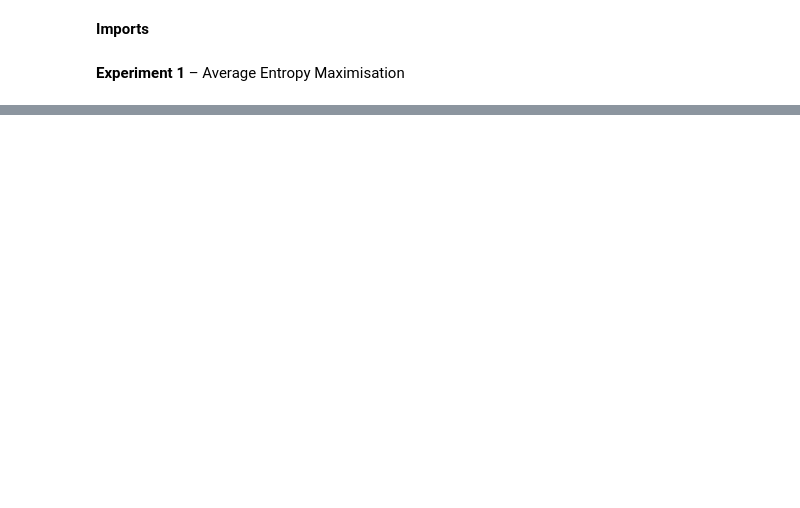
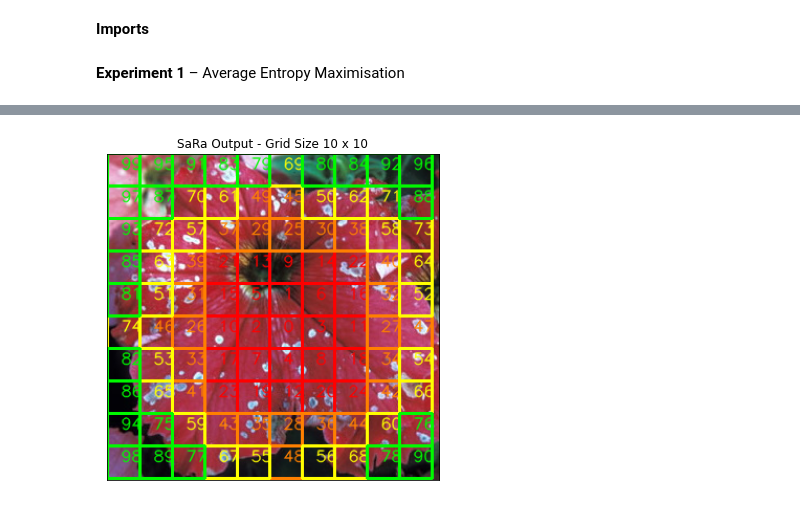
Before and after one commit to matthewkenely/ICT3909, a Jupyter notebook: SaliencyRanking/App.ipynb, the cells around one changed output, grey strips where cells are left out. Saved outputs shown, nothing was run; the diff lists cells and outputs as text; code cells hidden in the pictures; blank space fills up the shorter version.

```diff
--- a/SaliencyRanking/App.ipynb
+++ b/SaliencyRanking/App.ipynb
@@ -184,0 +150,5 @@ cv2.waitKey()
+# %%
+sara.reset()
+plot_heatmap(im, 10, name)
+# %% [output]
+[figure, added]
```
Also changed, not shown: parts of 2 cells of this notebook, 2 other files.
